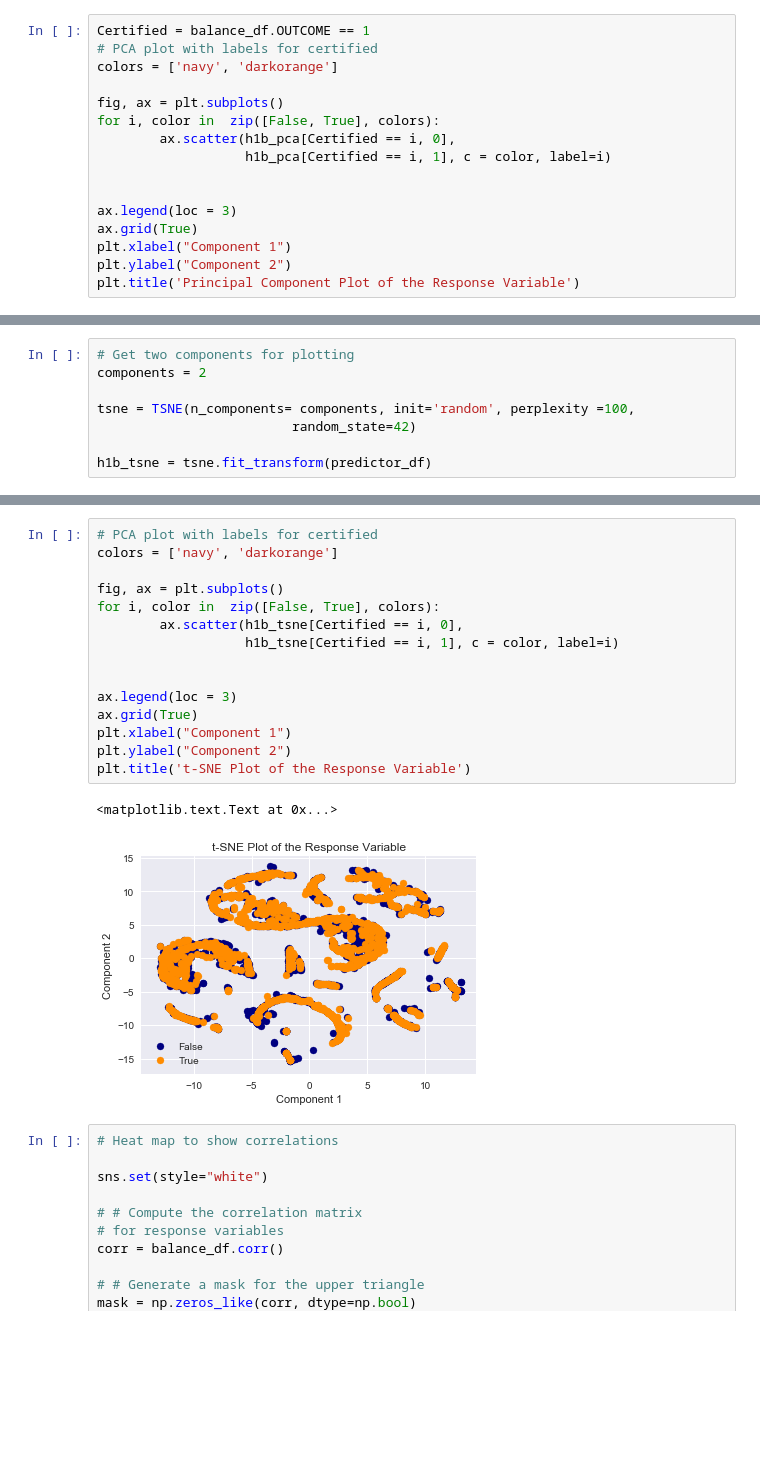
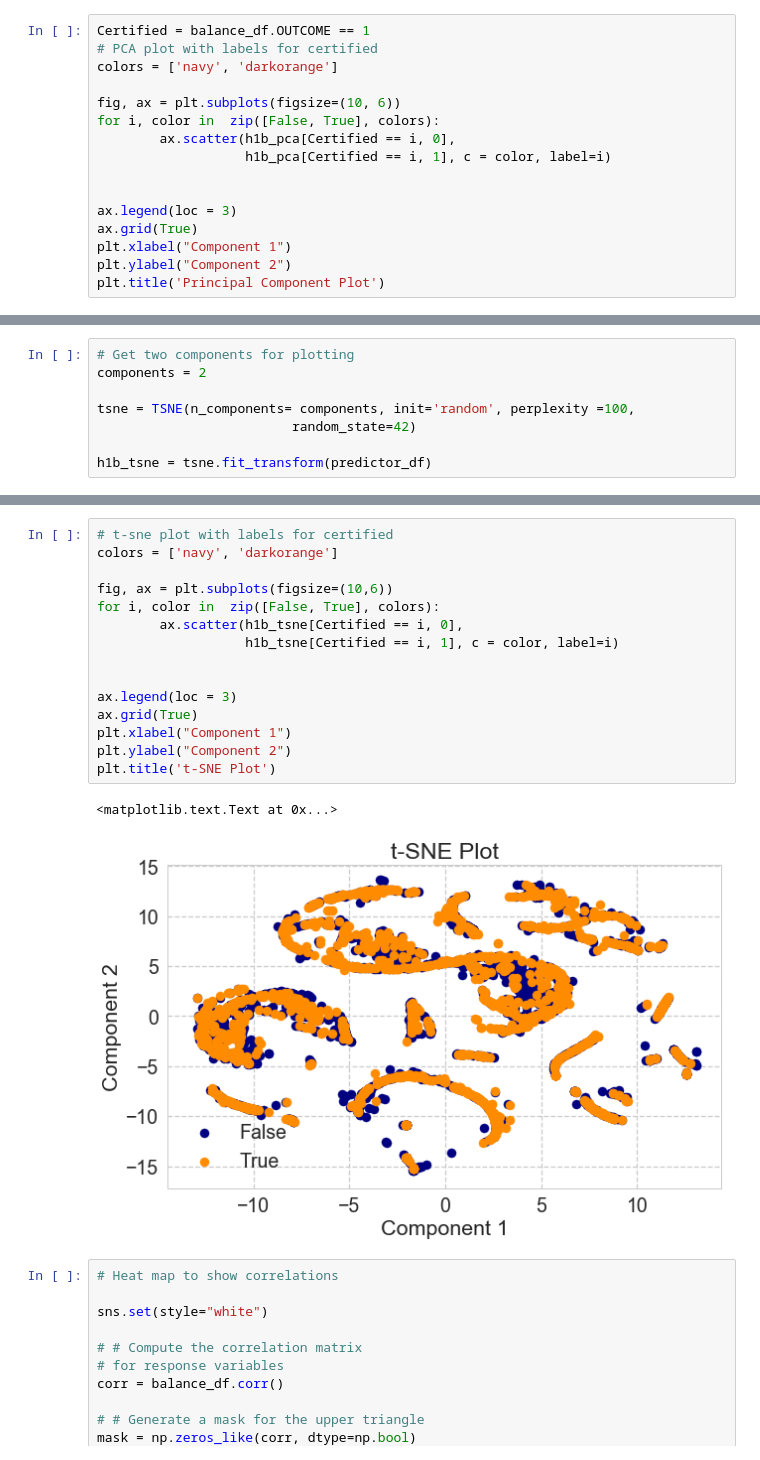
Before and after one commit to Kia0615/H1B_Bayesian, a Jupyter notebook: ML Midterm Project.ipynb, the cells around one changed output, grey strips where cells are left out. Saved outputs shown, nothing was run; the diff lists cells and outputs as text; blank space fills up the shorter version.

```diff
--- a/ML Midterm Project.ipynb
+++ b/ML Midterm Project.ipynb
@@ -321,7 +325,7 @@ Certified = balance_df.OUTCOME == 1
 # PCA plot with labels for certified
 colors = ['navy', 'darkorange']
 
-fig, ax = plt.subplots()
+fig, ax = plt.subplots(figsize=(10, 6))
 for i, color in  zip([False, True], colors):
         ax.scatter(h1b_pca[Certified == i, 0],
                    h1b_pca[Certified == i, 1], c = color, label=i)
@@ -331,6 +335,6 @@ ax.legend(loc = 3)
 ax.grid(True)
 plt.xlabel("Component 1")
 plt.ylabel("Component 2")
-plt.title('Principal Component Plot of the Response Variable')
+plt.title('Principal Component Plot')
 # %% [output]
 <matplotlib.text.Text at 0x...>
@@ -353,21 +360,21 @@ plt.scatter(h1b_tsne[:,0], h1b_tsne[:,1])
 # %%
-# PCA plot with labels for certified
+# t-sne plot with labels for certified
 colors = ['navy', 'darkorange']
 
-fig, ax = plt.subplots()
+fig, ax = plt.subplots(figsize=(10,6))
 for i, color in  zip([False, True], colors):
         ax.scatter(h1b_tsne[Certified == i, 0],
                    h1b_tsne[Certified == i, 1], c = color, label=i)
 
 
 ax.legend(loc = 3)
 ax.grid(True)
 plt.xlabel("Component 1")
 plt.ylabel("Component 2")
-plt.title('t-SNE Plot of the Response Variable')
+plt.title('t-SNE Plot')
 # %% [output]
 <matplotlib.text.Text at 0x...>
-[figure, old version]
+[figure, new version]
 # %%
 # Heat map to show correlations
 
```
Also changed, not shown: parts of 15 cells of this notebook.
